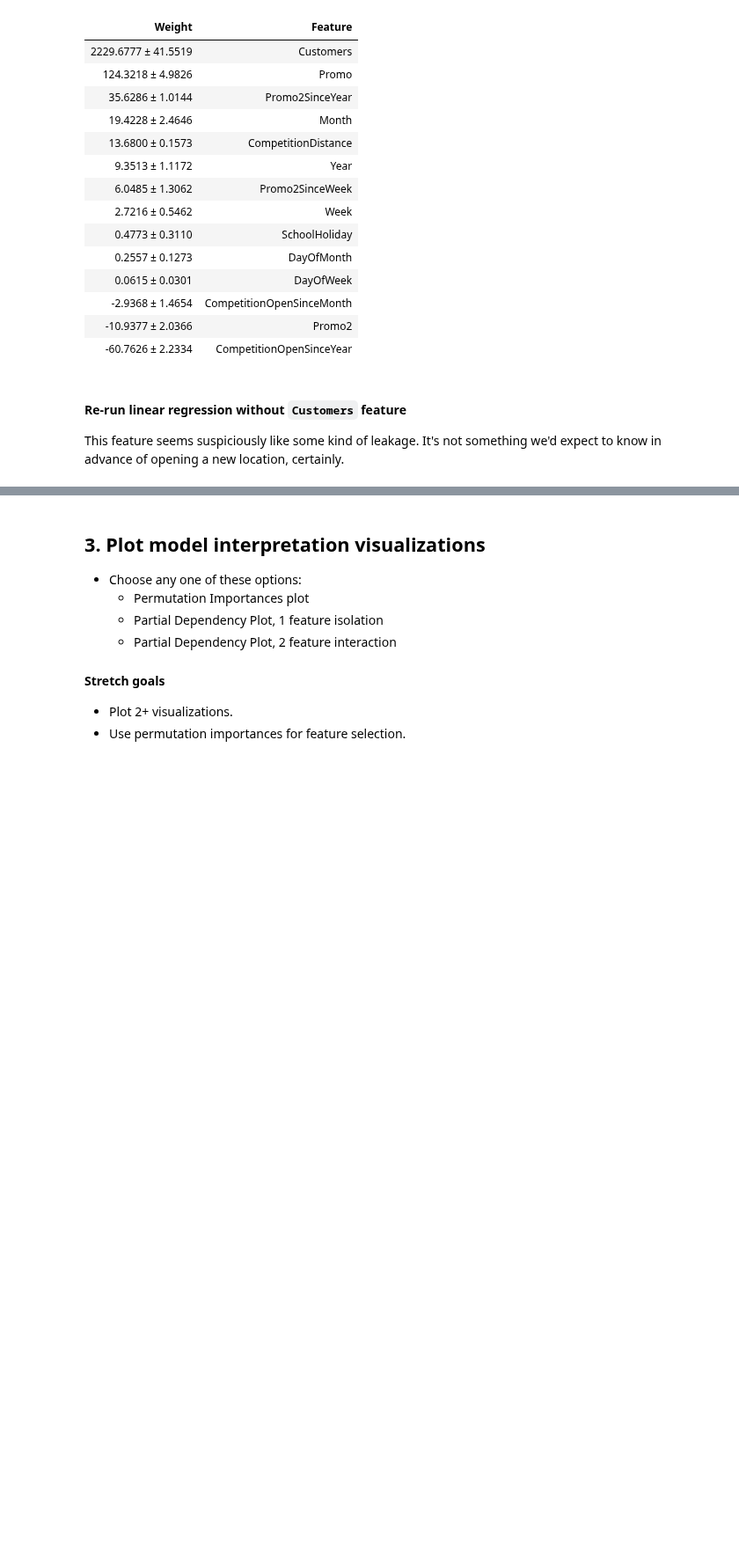
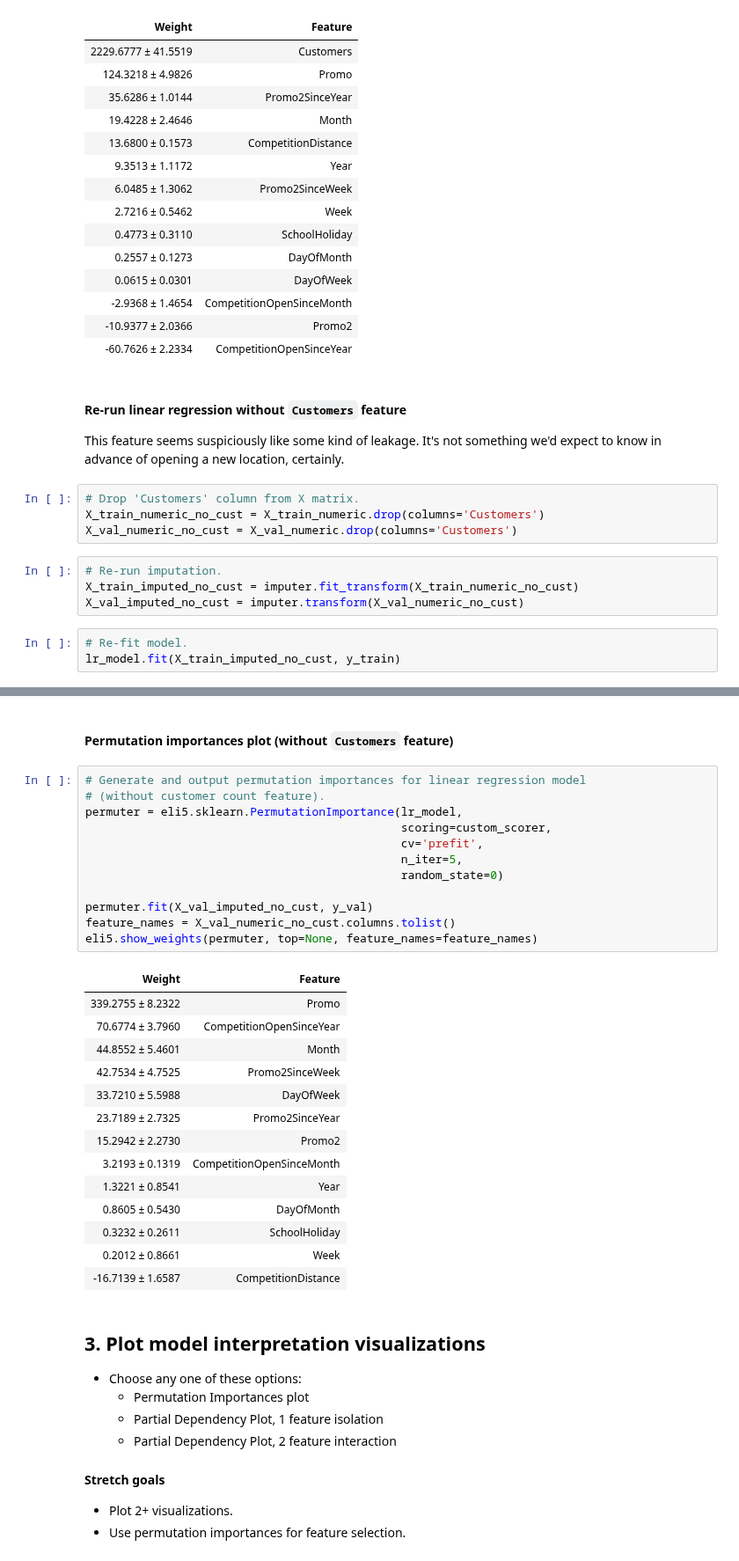
Before and after one commit to LambdaSchool/DEPRECATED-DS-Unit-2-Applied-Modeling, a Jupyter notebook: DS_Sprint_Challenge_8_Regression_2.ipynb, the cells around one changed output, grey strips where cells are left out. Shown at 88% size. Drawn from its saved outputs; the diff is of its cells as text; blank space fills up the shorter version.

Commit message:
Re-run linear regression without Customer feature; re-calculate permutation importances.

```diff
--- a/DS_Sprint_Challenge_8_Regression_2.ipynb
+++ b/DS_Sprint_Challenge_8_Regression_2.ipynb
@@ -440,3 +438,14 @@ eli5.show_weights(permuter, top=None, feature_names=feature_names)
 #### Re-run linear regression without `Customers` feature
 
 This feature seems suspiciously like some kind of leakage. It's not something we'd expect to know in advance of opening a new location, certainly.
+# %%
+# Drop 'Customers' column from X matrix.
+X_train_numeric_no_cust = X_train_numeric.drop(columns='Customers')
+X_val_numeric_no_cust = X_val_numeric.drop(columns='Customers')
+# %%
+# Re-run imputation.
+X_train_imputed_no_cust = imputer.fit_transform(X_train_numeric_no_cust)
+X_val_imputed_no_cust = imputer.transform(X_val_numeric_no_cust)
+# %%
+# Re-fit model.
+lr_model.fit(X_train_imputed_no_cust, y_train)
@@ -443,3 +467,32 @@ This feature seems suspiciously like some kind of leakage. It's not something we
+# %% [markdown]
+#### Permutation importances plot (without `Customers` feature)
+# %%
+# Generate and output permutation importances for linear regression model
+# (without customer count feature).
+permuter = eli5.sklearn.PermutationImportance(lr_model,
+                                              scoring=custom_scorer,
+                                              cv='prefit',
+                                              n_iter=5,
+                                              random_state=0)
+
+permuter.fit(X_val_imputed_no_cust, y_val)
+feature_names = X_val_numeric_no_cust.columns.tolist()
+eli5.show_weights(permuter, top=None, feature_names=feature_names)
+# %% [output]
+| Weight | Feature |
+| 339.2755 ± 8.2322 | Promo |
+| 70.6774 ± 3.7960 | CompetitionOpenSinceYear |
+| 44.8552 ± 5.4601 | Month |
+| 42.7534 ± 4.7525 | Promo2SinceWeek |
+| 33.7210 ± 5.5988 | DayOfWeek |
+| 23.7189 ± 2.7325 | Promo2SinceYear |
+| 15.2942 ± 2.2730 | Promo2 |
+| 3.2193 ± 0.1319 | CompetitionOpenSinceMonth |
+| 1.3221 ± 0.8541 | Year |
+| 0.8605 ± 0.5430 | DayOfMonth |
+| 0.3232 ± 0.2611 | SchoolHoliday |
+| 0.2012 ± 0.8661 | Week |
+| -16.7139 ± 1.6587 | CompetitionDistance |
 # %% [markdown]
 ## 3. Plot model interpretation visualizations
 - Choose any one of these options:
```
Also changed, not shown: parts of 6 cells of this notebook.
